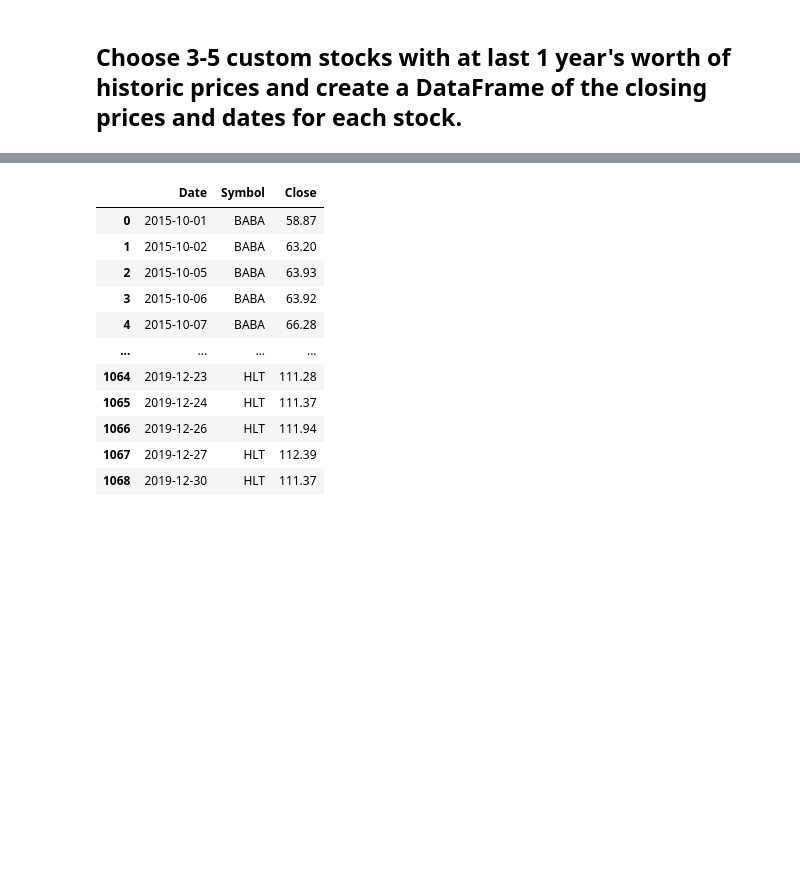
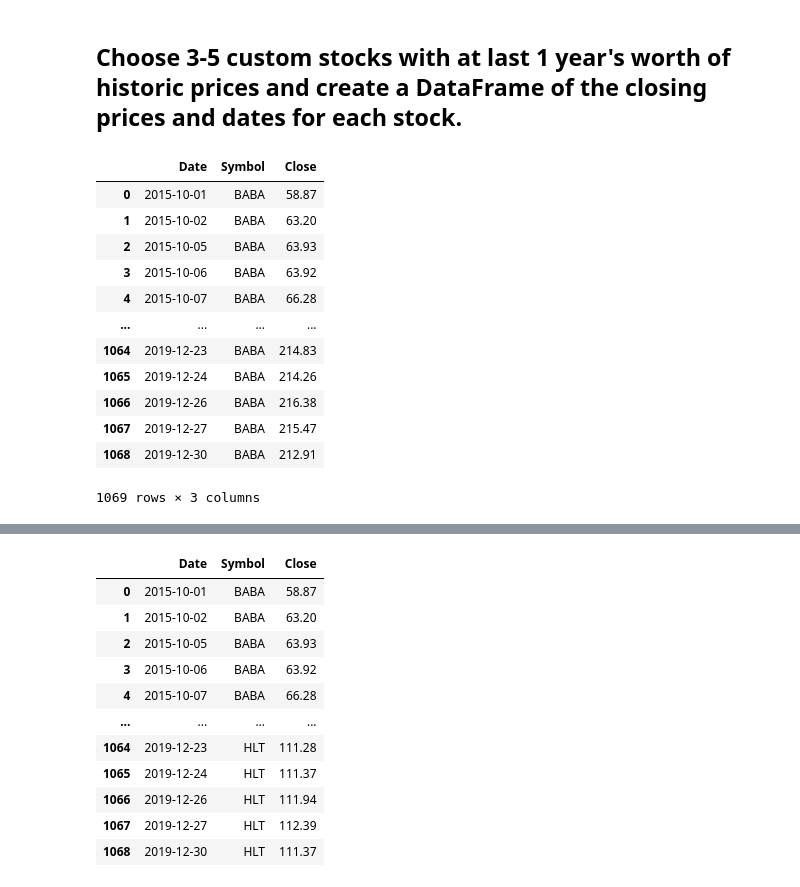
Before and after one commit to moartheta/A-Whale-off-the-Portfolio, a Jupyter notebook: whale_analysis.ipynb, the cells around one changed output, grey strips where cells are left out. Cells and saved outputs as stored; diff of their text form; code cells hidden in the pictures; blank space fills up the shorter version.

```diff
--- a/whale_analysis.ipynb
+++ b/whale_analysis.ipynb
@@ -335,9 +398,24 @@ In this section, you will build your own portfolio of stocks, calculate the retu
 # %%
 # Reading and setting columns for first stock (BABA)
 baba_csv = Path('C:\\Users\\grego\\Desktop\\Homework\\A-Whale-off-the-Portfolio\\BABA.csv')
 baba_prices = pd.read_csv(baba_csv)
 baba_prices["Symbol"] = "BABA"
 baba_prices = baba_prices[["Date", "Symbol", "Close"]]
+baba_prices
+# %% [output]
+|  | Date | Symbol | Close |
+| 0 | 2015-10-01 | BABA | 58.87 |
+| 1 | 2015-10-02 | BABA | 63.20 |
+| 2 | 2015-10-05 | BABA | 63.93 |
+| 3 | 2015-10-06 | BABA | 63.92 |
+| 4 | 2015-10-07 | BABA | 66.28 |
+| ... | ... | ... | ... |
+| 1064 | 2019-12-23 | BABA | 214.83 |
+| 1065 | 2019-12-24 | BABA | 214.26 |
+| 1066 | 2019-12-26 | BABA | 216.38 |
+| 1067 | 2019-12-27 | BABA | 215.47 |
+| 1068 | 2019-12-30 | BABA | 212.91 |
+1069 rows × 3 columns
 # %%
 # Reading and setting columns for second stock (JNJ)
 jnj_csv = Path('C:\\Users\\grego\\Desktop\\Homework\\A-Whale-off-the-Portfolio\\JNJ.csv')
```
Also changed, not shown: parts of 10 cells of this notebook.
